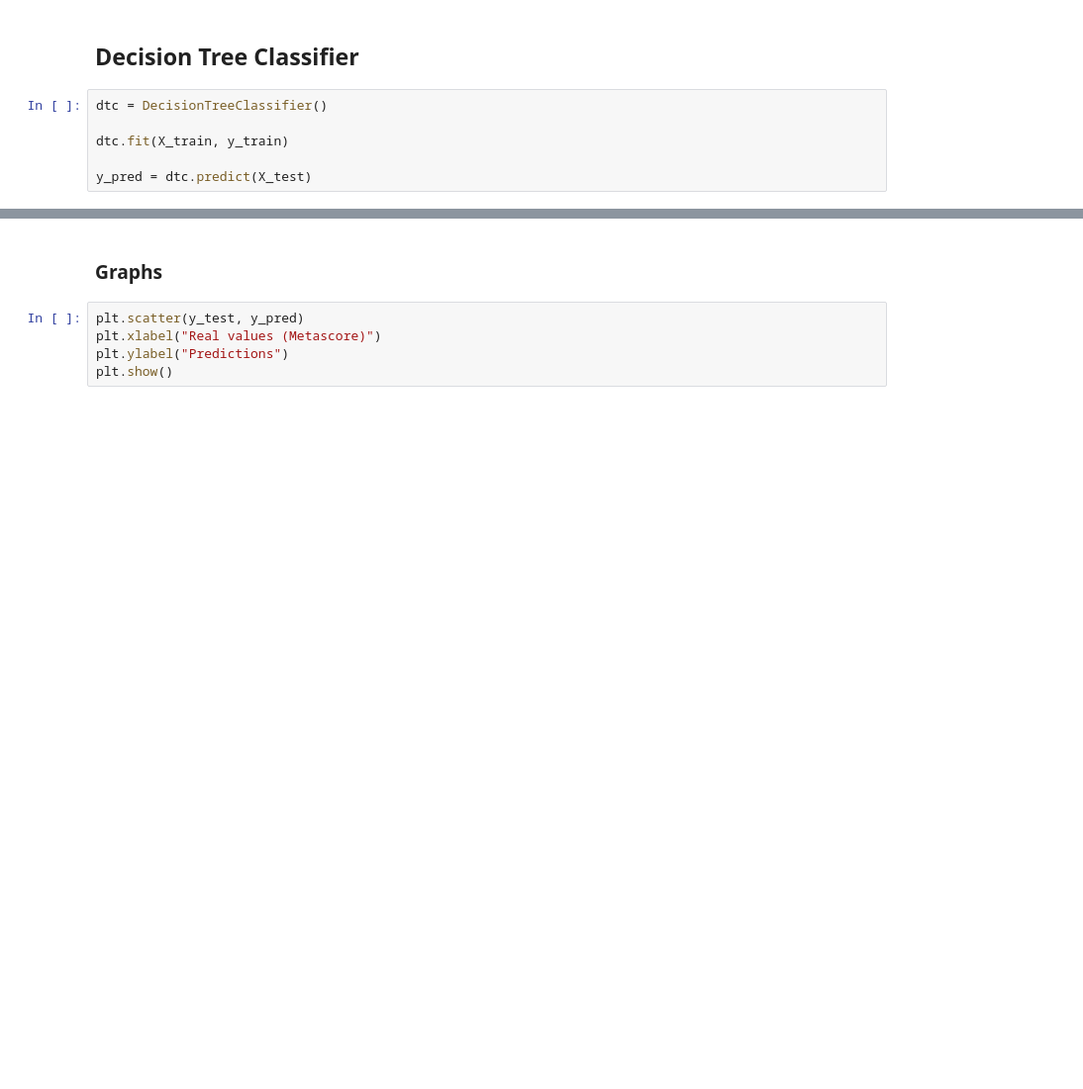
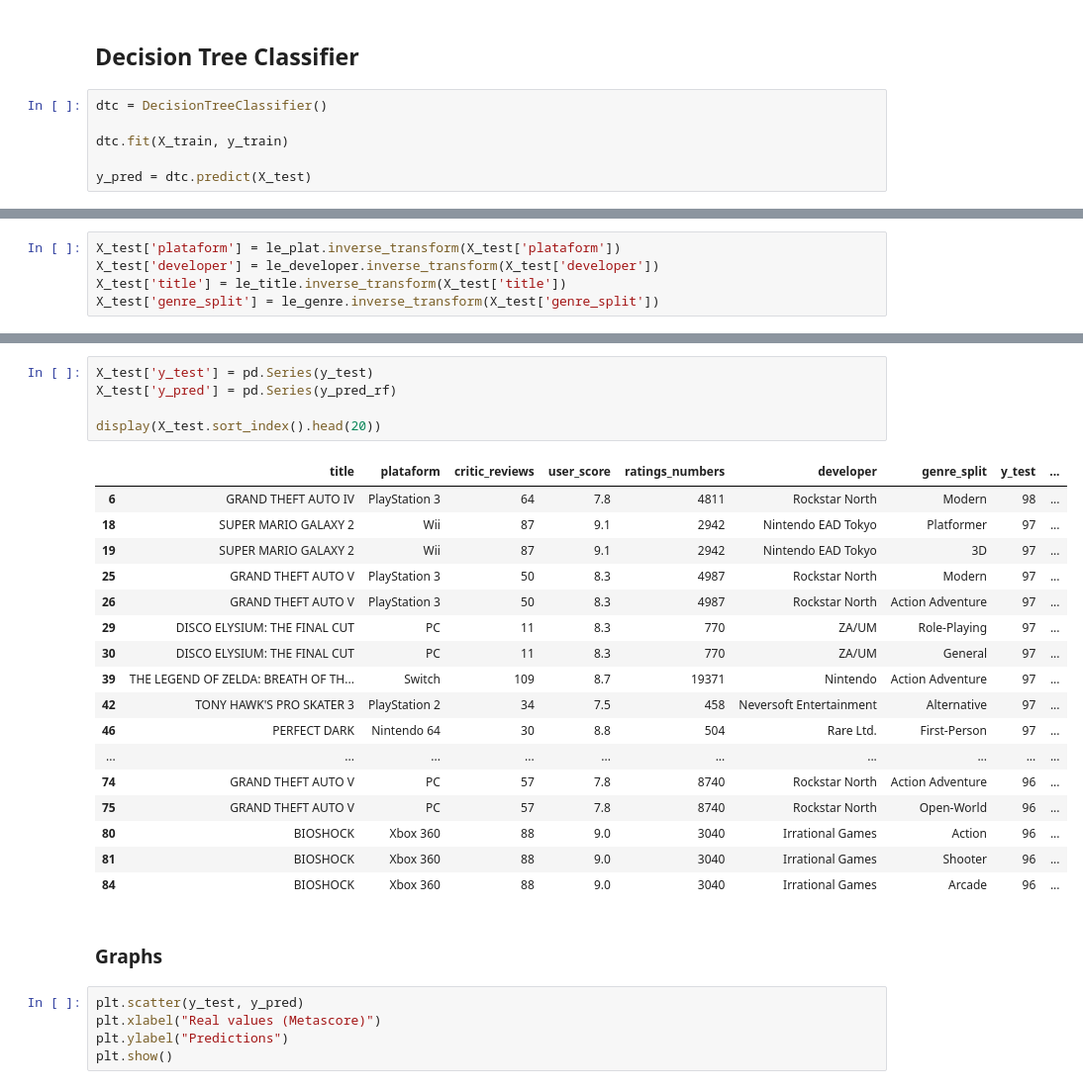
Before and after one commit to joaomoura05/Games-Classification, a Jupyter notebook: GamesClassificationModel.ipynb, the cells around one changed output, grey strips where cells are left out. Shown: that part at 99% size. Cells and saved outputs as stored; diff of their text form; blank space fills up the shorter version.

```diff
--- a/GamesClassificationModel.ipynb
+++ b/GamesClassificationModel.ipynb
@@ -326,0 +283,5 @@ Precision: 0.9220
+# %%
+X_test['plataform'] = le_plat.inverse_transform(X_test['plataform'])
+X_test['developer'] = le_developer.inverse_transform(X_test['developer'])
+X_test['title'] = le_title.inverse_transform(X_test['title'])
+X_test['genre_split'] = le_genre.inverse_transform(X_test['genre_split'])
@@ -327,3 +313,26 @@ Precision: 0.9220
+# %%
+X_test['y_test'] = pd.Series(y_test)
+X_test['y_pred'] = pd.Series(y_pred_rf)
+
+display(X_test.sort_index().head(20))
+# %% [output]
+|  | title | plataform | critic_reviews | user_score | ratings_numbers | developer | genre_split | y_test | ... |
+| 6 | GRAND THEFT AUTO IV | PlayStation 3 | 64 | 7.8 | 4811 | Rockstar North | Modern | 98 | ... |
+| 18 | SUPER MARIO GALAXY 2 | Wii | 87 | 9.1 | 2942 | Nintendo EAD Tokyo | Platformer | 97 | ... |
+| 19 | SUPER MARIO GALAXY 2 | Wii | 87 | 9.1 | 2942 | Nintendo EAD Tokyo | 3D | 97 | ... |
+| 25 | GRAND THEFT AUTO V | PlayStation 3 | 50 | 8.3 | 4987 | Rockstar North | Modern | 97 | ... |
+| 26 | GRAND THEFT AUTO V | PlayStation 3 | 50 | 8.3 | 4987 | Rockstar North | Action Adventure | 97 | ... |
+| 29 | DISCO ELYSIUM: THE FINAL CUT | PC | 11 | 8.3 | 770 | ZA/UM | Role-Playing | 97 | ... |
+| 30 | DISCO ELYSIUM: THE FINAL CUT | PC | 11 | 8.3 | 770 | ZA/UM | General | 97 | ... |
+| 39 | THE LEGEND OF ZELDA: BREATH OF TH... | Switch | 109 | 8.7 | 19371 | Nintendo | Action Adventure | 97 | ... |
+| 42 | TONY HAWK'S PRO SKATER 3 | PlayStation 2 | 34 | 7.5 | 458 | Neversoft Entertainment | Alternative | 97 | ... |
+| 46 | PERFECT DARK | Nintendo 64 | 30 | 8.8 | 504 | Rare Ltd. | First-Person | 97 | ... |
+| ... | ... | ... | ... | ... | ... | ... | ... | ... | ... |
+| 74 | GRAND THEFT AUTO V | PC | 57 | 7.8 | 8740 | Rockstar North | Action Adventure | 96 | ... |
+| 75 | GRAND THEFT AUTO V | PC | 57 | 7.8 | 8740 | Rockstar North | Open-World | 96 | ... |
+| 80 | BIOSHOCK | Xbox 360 | 88 | 9.0 | 3040 | Irrational Games | Action | 96 | ... |
+| 81 | BIOSHOCK | Xbox 360 | 88 | 9.0 | 3040 | Irrational Games | Shooter | 96 | ... |
+| 84 | BIOSHOCK | Xbox 360 | 88 | 9.0 | 3040 | Irrational Games | Arcade | 96 | ... |
 # %% [markdown]
 ### Graphs
 # %%
```
Also changed, not shown: parts of 27 cells of this notebook.
